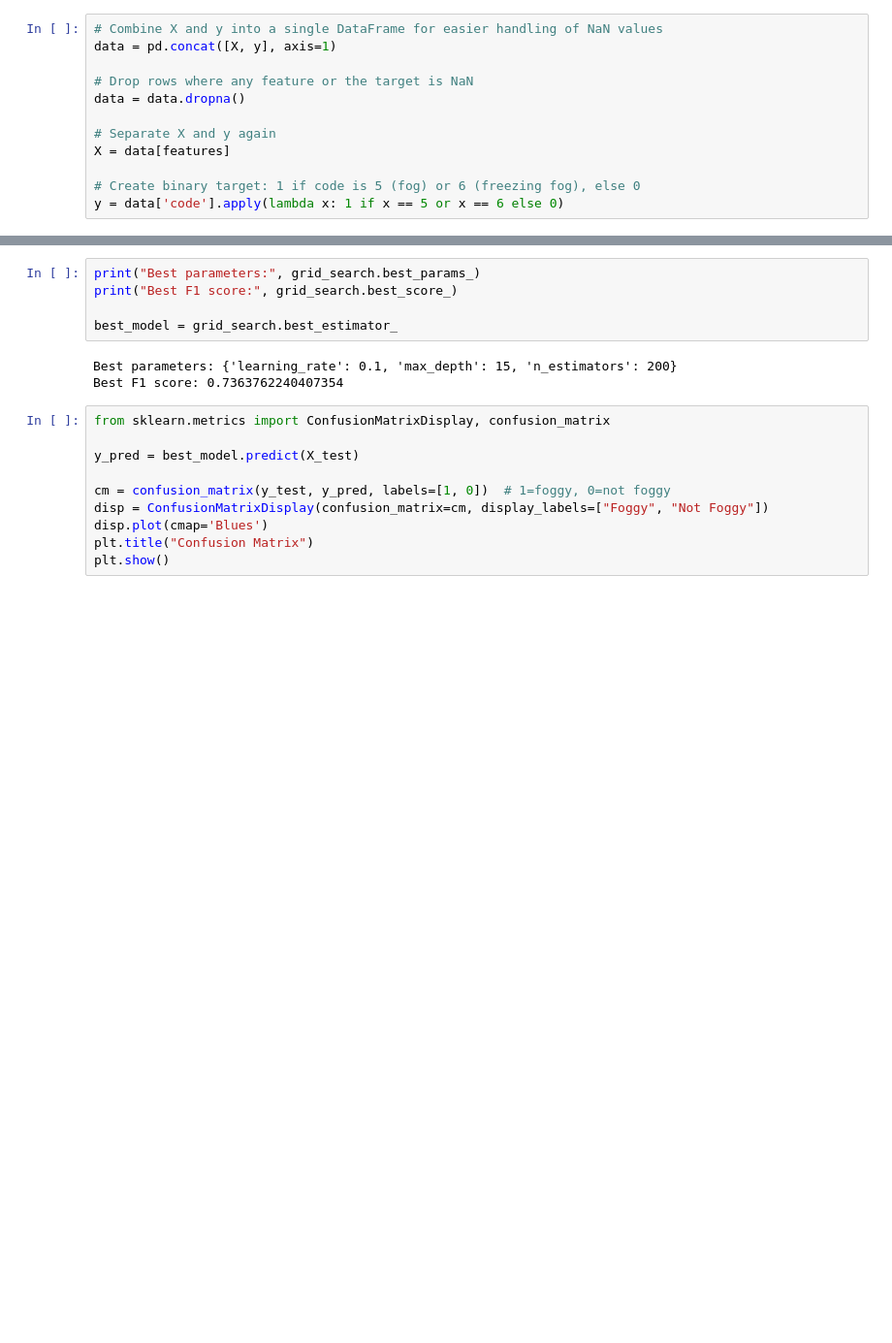
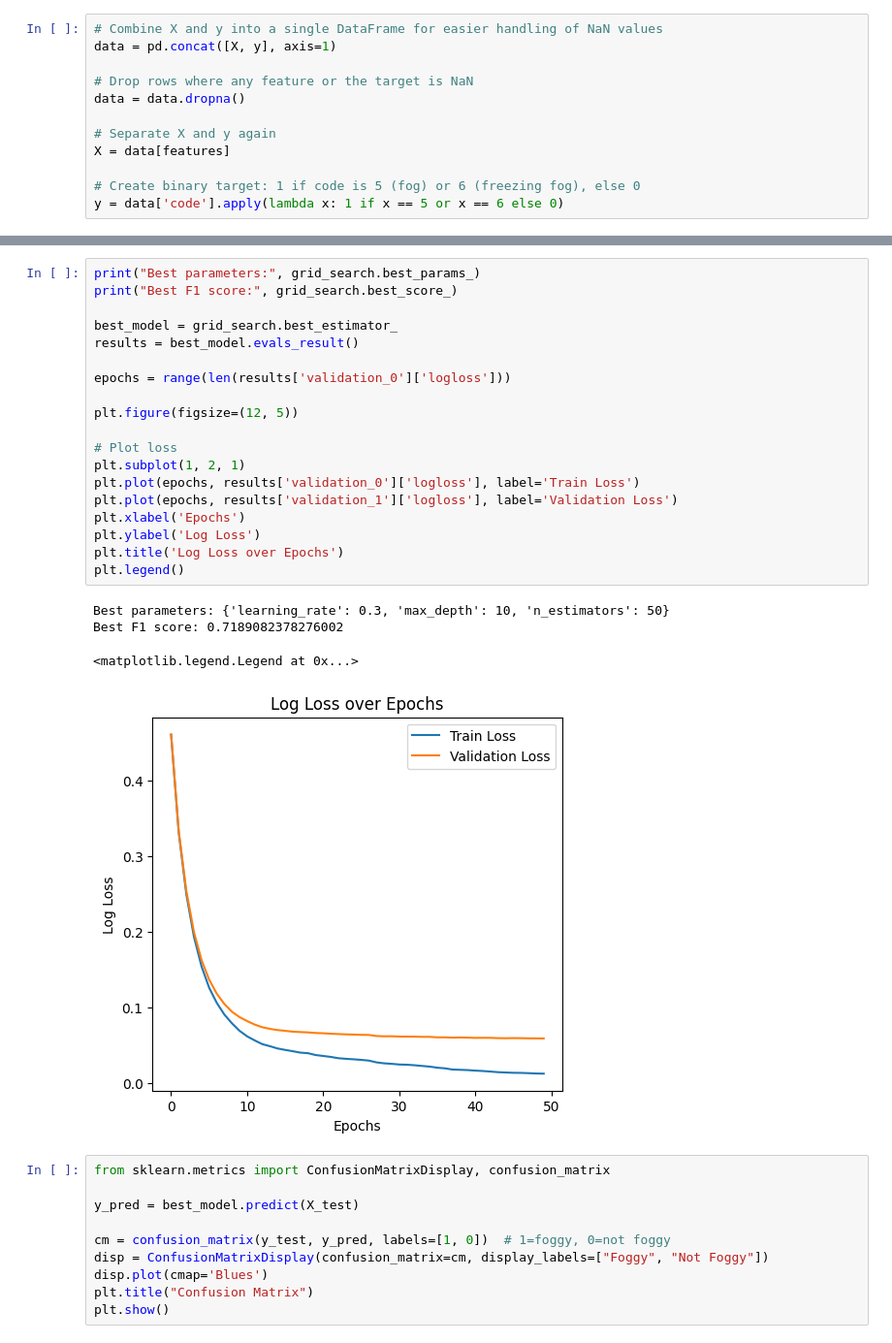
Before and after one commit to FogCast-Konstanz/Data-Interface, a Jupyter notebook: fog-model/xg_boost.ipynb, the cells around one changed output, grey strips where cells are left out. Shown at 97% size. Saved outputs shown, nothing was run; the diff lists cells and outputs as text; blank space fills up the shorter version.

```diff
--- a/fog-model/xg_boost.ipynb
+++ b/fog-model/xg_boost.ipynb
@@ -109,11 +101,27 @@ GridSearchCV(cv=5,
 # %%
 print("Best parameters:", grid_search.best_params_)
 print("Best F1 score:", grid_search.best_score_)
 
 best_model = grid_search.best_estimator_
+results = best_model.evals_result()
+
+epochs = range(len(results['validation_0']['logloss']))
+
+plt.figure(figsize=(12, 5))
+
+# Plot loss
+plt.subplot(1, 2, 1)
+plt.plot(epochs, results['validation_0']['logloss'], label='Train Loss')
+plt.plot(epochs, results['validation_1']['logloss'], label='Validation Loss')
+plt.xlabel('Epochs')
+plt.ylabel('Log Loss')
+plt.title('Log Loss over Epochs')
+plt.legend()
 # %% [output]
-Best parameters: {'learning_rate': 0.1, 'max_depth': 15, 'n_estimators': 200}
-Best F1 score: 0.7363762240407354
+Best parameters: {'learning_rate': 0.3, 'max_depth': 10, 'n_estimators': 50}
+Best F1 score: 0.7189082378276002
+<matplotlib.legend.Legend at 0x...>
+[figure, added]
 # %%
 from sklearn.metrics import ConfusionMatrixDisplay, confusion_matrix
 
```
Also changed, not shown: parts of 9 cells of this notebook, 2 other files.
